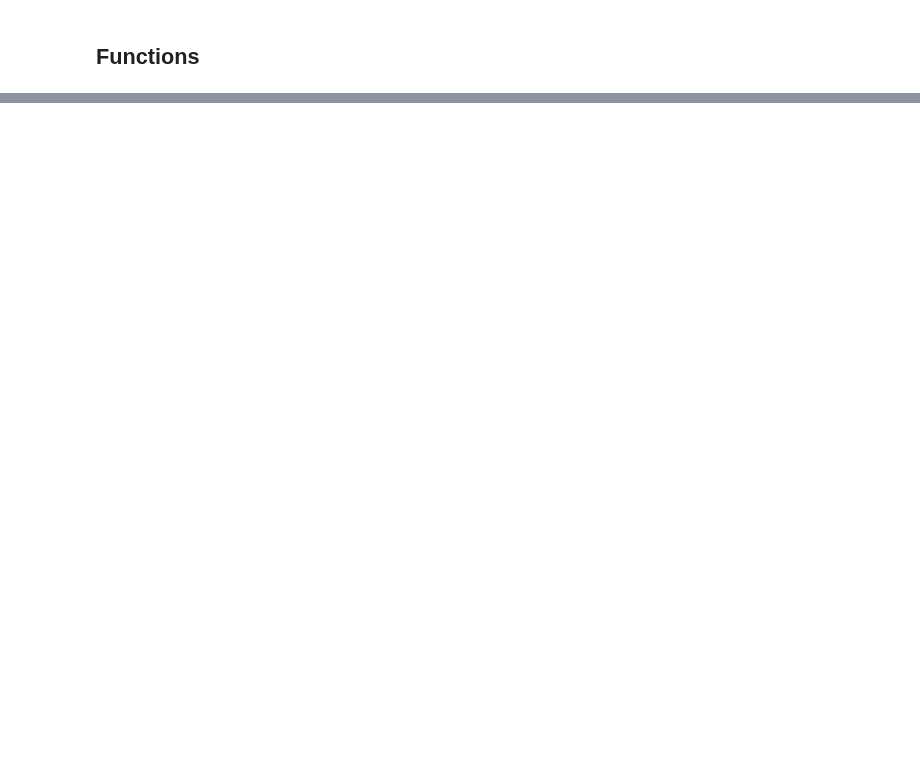
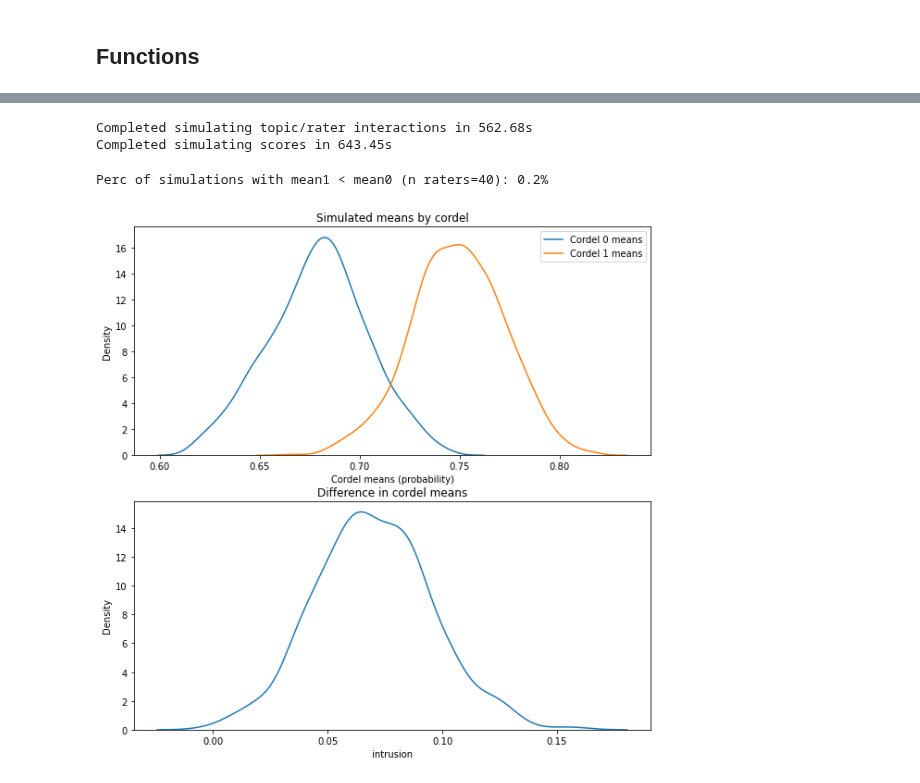
Before and after one commit to imrogerjiang/bayesian-inference-topic-measures, a Jupyter notebook: Significance test comparison.ipynb, the cells around one changed output, grey strips where cells are left out. Saved outputs shown, nothing was run; the diff lists cells and outputs as text; code cells hidden in the pictures; blank space fills up the shorter version.

```diff
--- a/Significance test comparison.ipynb
+++ b/Significance test comparison.ipynb
@@ -127,7 +135,2 @@ plt.plot()
 # %% [markdown]
 ## Functions
-# %%
-def simulate_scores(logodds_loc_1, logodds_loc_2, n_ratings):
-# Generates a set of scores given the distribution mean of topics and number of ratings
-    sample = data.drop(index=range(len(data)))
-    return
@@ -208,0 +358,42 @@ for p in p_diff:
+# %%
+# Simulating scores
+p_diff = 0.08
+n_raters = 40
+topics_per_r = 40
+n_sims = 1_000
+np.random.seed(seed)
+# %%
+scores = simulate_scores(
+    glm_rater_topic_cordel,
+    p_diff=p_diff,
+    n_raters=n_raters,
+    topics_per_r=topics_per_r)
+# %% [output]
+Completed simulating topic/rater interactions in 562.68s
+Completed simulating scores in 643.45s
+# %%
+sim_scores = scores.copy(deep=True)
+# %%
+# Checking scores
+
+_, ax = plt.subplots(2,1,figsize=(10,10))
+
+n_ratings_per_cordel = n_raters*topics_per_r/2
+
+sns.kdeplot(sim_scores[sim_scores["sim_cordel_id"]==0].groupby(["sim_id"]).agg({"intrusion":"sum"})["intrusion"]/n_ratings_per_cordel, ax=ax[0])
+sns.kdeplot(sim_scores[sim_scores["sim_cordel_id"]==1].groupby(["sim_id"]).agg({"intrusion":"sum"})["intrusion"]/n_ratings_per_cordel, ax=ax[0])
+ax[0].legend(ax[0].get_lines(), ["Cordel 0 means", "Cordel 1 means"])
+ax[0].set_xlabel("Cordel means (probability)")
+ax[0].set_title(f"Simulated means by cordel")
+
+diff = sim_scores[sim_scores["sim_cordel_id"]==1].groupby(["sim_id"]).agg({"intrusion":"sum"}) \
+        - sim_scores[sim_scores["sim_cordel_id"]==0].groupby(["sim_id"]).agg({"intrusion":"sum"})
+
+sns.kdeplot(diff["intrusion"]/n_ratings_per_cordel, ax=ax[1])
+ax[1].set_title(f"Difference in cordel means")
+plt.plot()
+
+print(f"Perc of simulations with mean1 < mean0 (n raters={n_raters}): {(diff['intrusion']<=0).sum()/1000:.1%}")
+# %% [output]
+Perc of simulations with mean1 < mean0 (n raters=40): 0.2%
+[figure, added]
```
Also changed, not shown: parts of 38 cells of this notebook.
